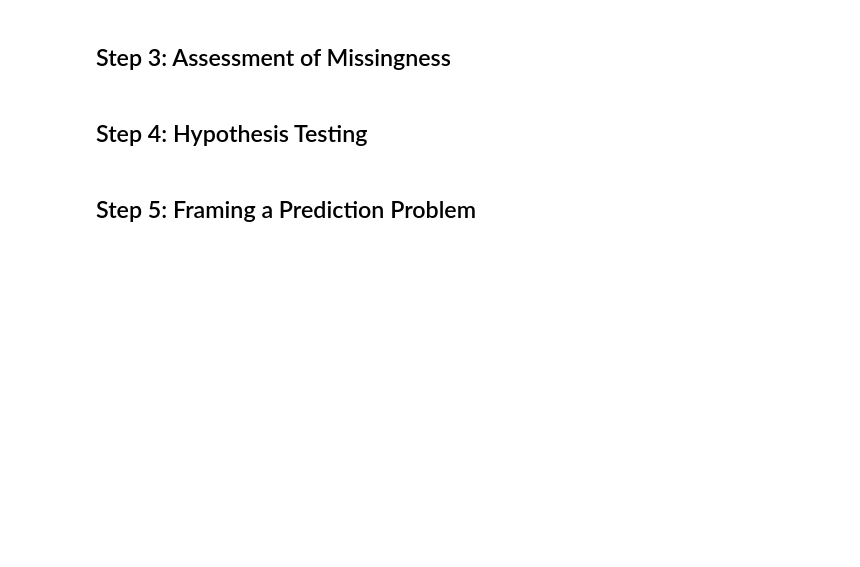
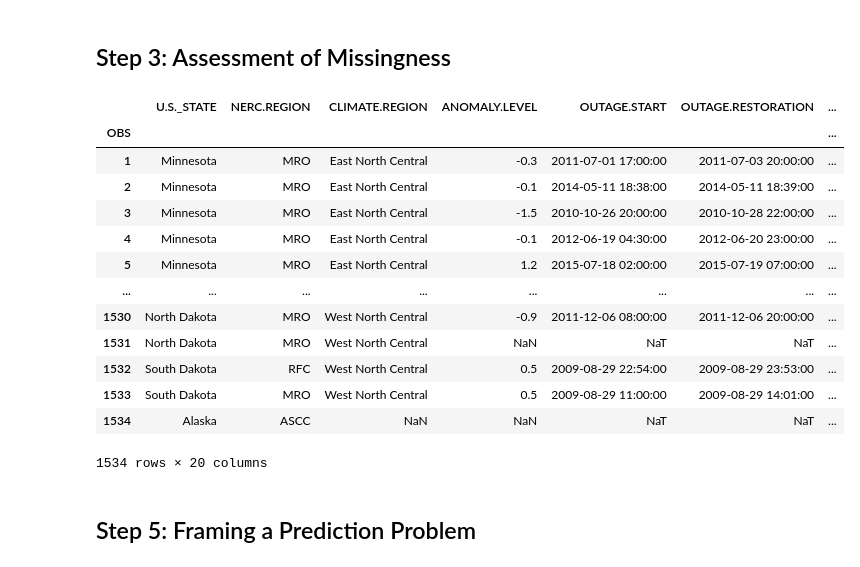
Before and after one commit to zubinss/power-outage-analysis, a Jupyter notebook: template.ipynb, the cells around one changed output. Saved outputs shown, nothing was run; the diff lists cells and outputs as text; code cells hidden in the pictures; blank space fills up the shorter version.

```diff
--- a/template.ipynb
+++ b/template.ipynb
@@ -38,0 +127,10 @@ fig.show()
+# %%
+# Interesting Aggregate Analysis - Pivot Table for Outage Duration broken down by the part of day
+pivot_table = outages.pivot_table(
+    values='OUTAGE.DURATION',
+    index='Daypart',
+    aggfunc='mean',
+    fill_value=0
+)
+
+pivot_table
@@ -43,2 +145,0 @@ fig.show()
-# %% [markdown]
-## Step 4: Hypothesis Testing
@@ -46,0 +146,25 @@ fig.show()
+# %%
+# TODO
+filtered
+
+def tvd_of_groups(df, groups, cats) :
+    cnts = df-pivot_table(index=cats, columns=groups, aggfunc='size')
+    # Normalize each column.
+    distr = cnts / cnts. sum()
+    # Compute and return the TVD.
+    return distr.diff(axis=1). iloc[:, -1].abs().sum() / 2
+# %% [output]
+|  | U.S._STATE | NERC.REGION | CLIMATE.REGION | ANOMALY.LEVEL | OUTAGE.START | OUTAGE.RESTORATION | ... |
+| OBS |  |  |  |  |  |  | ... |
+| 1 | Minnesota | MRO | East North Central | -0.3 | 2011-07-01 17:00:00 | 2011-07-03 20:00:00 | ... |
+| 2 | Minnesota | MRO | East North Central | -0.1 | 2014-05-11 18:38:00 | 2014-05-11 18:39:00 | ... |
+| 3 | Minnesota | MRO | East North Central | -1.5 | 2010-10-26 20:00:00 | 2010-10-28 22:00:00 | ... |
+| 4 | Minnesota | MRO | East North Central | -0.1 | 2012-06-19 04:30:00 | 2012-06-20 23:00:00 | ... |
+| 5 | Minnesota | MRO | East North Central | 1.2 | 2015-07-18 02:00:00 | 2015-07-19 07:00:00 | ... |
+| ... | ... | ... | ... | ... | ... | ... | ... |
+| 1530 | North Dakota | MRO | West North Central | -0.9 | 2011-12-06 08:00:00 | 2011-12-06 20:00:00 | ... |
+| 1531 | North Dakota | MRO | West North Central | NaN | NaT | NaT | ... |
+| 1532 | South Dakota | RFC | West North Central | 0.5 | 2009-08-29 22:54:00 | 2009-08-29 23:53:00 | ... |
+| 1533 | South Dakota | MRO | West North Central | 0.5 | 2009-08-29 11:00:00 | 2009-08-29 14:01:00 | ... |
+| 1534 | Alaska | ASCC | NaN | NaN | NaT | NaT | ... |
+1534 rows × 20 columns
```
Also changed, not shown: parts of 13 cells of this notebook, 10 other files.
